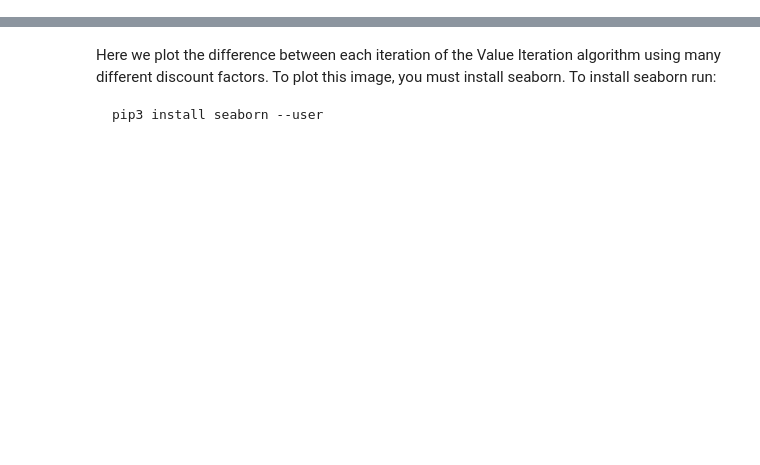
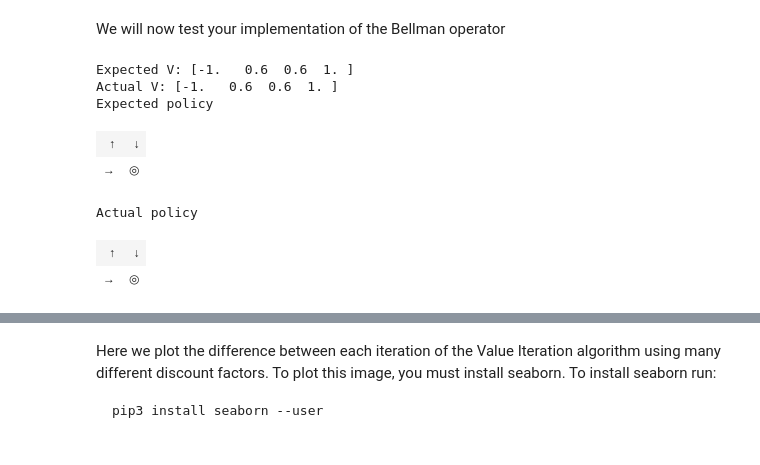
Before and after one commit to pucrs-automated-planning/mdp, a Jupyter notebook: MDP_notebook.ipynb, the cells around one changed output, grey strips where cells are left out. Saved outputs shown, nothing was run; the diff lists cells and outputs as text; code cells hidden in the pictures; blank space fills up the shorter version.

```diff
--- a/MDP_notebook.ipynb
+++ b/MDP_notebook.ipynb
@@ -45,0 +106,51 @@ display_policy(vi.policy, shape, obstacles=obstacles, terminals=terminals)
+# %%
+# Bellman operator
+
+
+def bellmanOperator(P, R, V, discount=0.9):
+    """The Bellman Optimality Operator.
+    input:
+    P -> AxSxS transition matrix indicating P(s' | s, a)
+    R -> AxS reward function indicading R(S,A)
+    V -> S a value function in matrix form
+    discount -> [0,1] the discount factor
+    """
+    Vp = _np.zeros(P.shape[0])
+    ## YOUR CODE START
+
+    ## YOUR CODE END
+    return pi, Vp
+# %% [markdown]
+We will now test your implementation of the Bellman operator
+# %%
+from mdptoolbox.mdp import MDP
+
+shape = [2,2]
+rewards = [[1,1,1]]
+obstacles = []
+terminals = [[1,1]]
+Ptest, RSStest, Rtest = mdp_grid(shape=shape, terminals=terminals, r=-1, rewards=rewards, obstacles=obstacles)
+
+# Let's compare your implementation with the reference one
+V = _np.zeros(4)
+pi1, V1 = bellmanOperator(Ptest, RSStest, V, 0.9)
+mdp = MDP(Ptest,RSStest,.9,.001,10,False)
+pi2, V2 = mdp._bellmanOperator(V)
+
+print("Expected V:", str(V2))
+print("Actual V:", str(V1))
+assert((V1 == V2).all())
+print("Expected policy")
+display_policy(pi2, shape, obstacles=obstacles, terminals=terminals)
+print("Actual policy")
+display_policy(pi1, shape, obstacles=obstacles, terminals=terminals)
+assert((pi1 == pi2).all())
+# %% [output]
+Expected V: [-1.   0.6  0.6  1. ]
+Actual V: [-1.   0.6  0.6  1. ]
+Expected policy
+| ↑ | ↓ |
+| → | ◎ |
+Actual policy
+| ↑ | ↓ |
+| → | ◎ |
```
Also changed, not shown: parts of 13 cells of this notebook, 1 other file.
